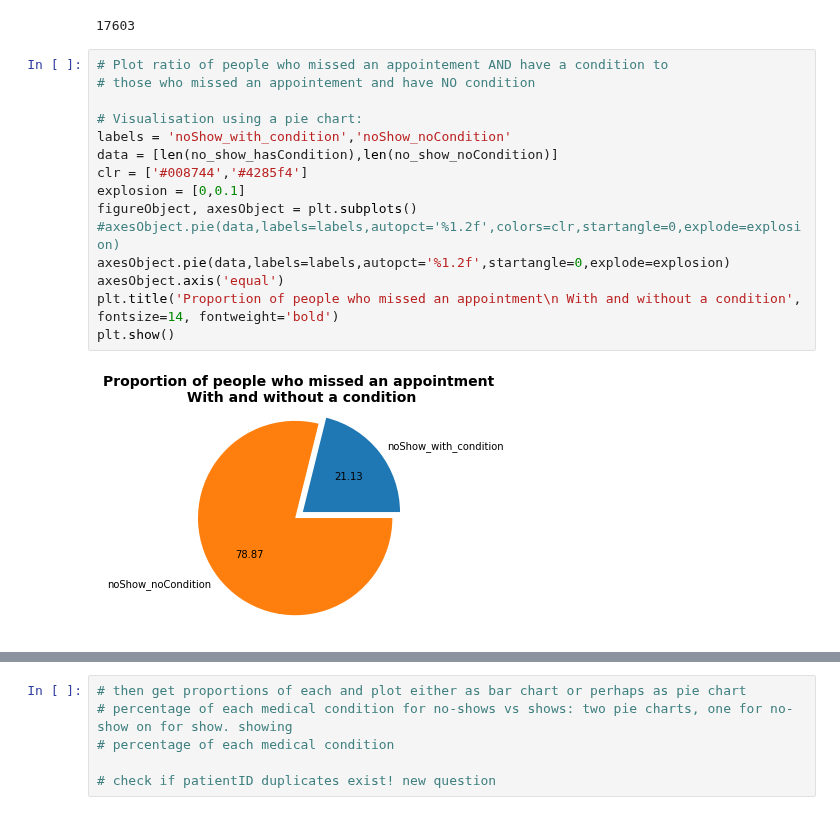
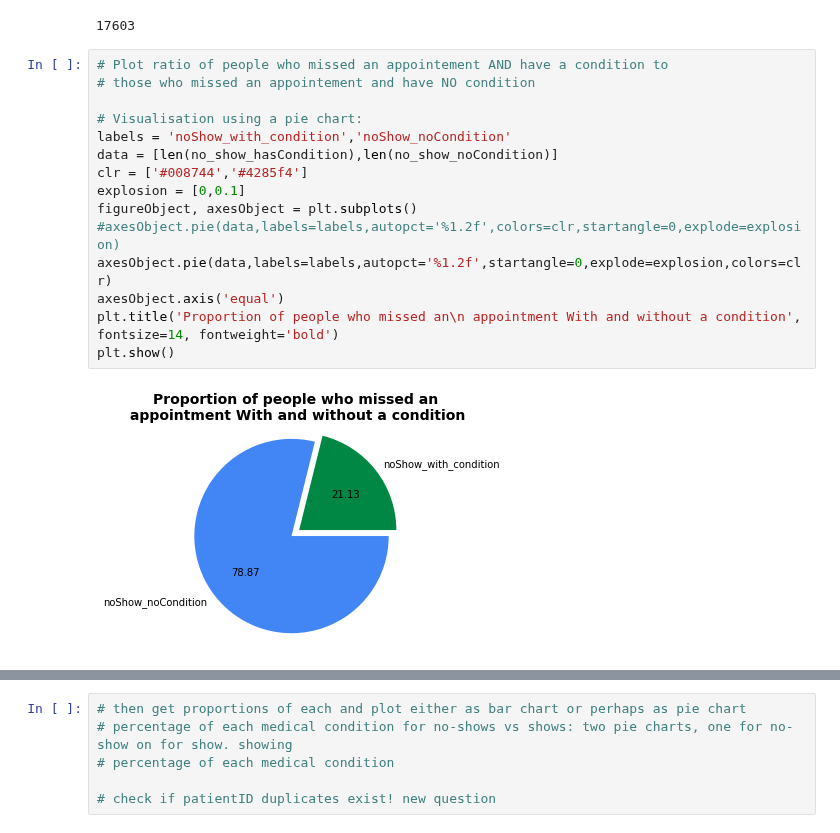
Before and after one commit to Zabamund/datasci-nano, a Jupyter notebook: inv-dataset/noshow.ipynb, the cells around one changed output, grey strips where cells are left out. Cells and saved outputs as stored; diff of their text form.

Commit message:
further analysis and visualisation optimising

```diff
--- a/inv-dataset/noshow.ipynb
+++ b/inv-dataset/noshow.ipynb
@@ -698,17 +698,17 @@ len(no_show_noCondition)
 # %%
 # Plot ratio of people who missed an appointement AND have a condition to
 # those who missed an appointement and have NO condition
 
 # Visualisation using a pie chart:
 labels = 'noShow_with_condition','noShow_noCondition'
 data = [len(no_show_hasCondition),len(no_show_noCondition)]
 clr = ['#008744','#4285f4']
 explosion = [0,0.1]
 figureObject, axesObject = plt.subplots()
 #axesObject.pie(data,labels=labels,autopct='%1.2f',colors=clr,startangle=0,explode=explosion)
-axesObject.pie(data,labels=labels,autopct='%1.2f',startangle=0,explode=explosion)
+axesObject.pie(data,labels=labels,autopct='%1.2f',startangle=0,explode=explosion,colors=clr)
 axesObject.axis('equal')
-plt.title('Proportion of people who missed an appointment\n With and without a condition', fontsize=14, fontweight='bold')
+plt.title('Proportion of people who missed an\n appointment With and without a condition', fontsize=14, fontweight='bold')
 plt.show()
 # %% [output]
-[figure, old version]
+[figure, new version]
```
Also changed, not shown: parts of 6 cells of this notebook.
